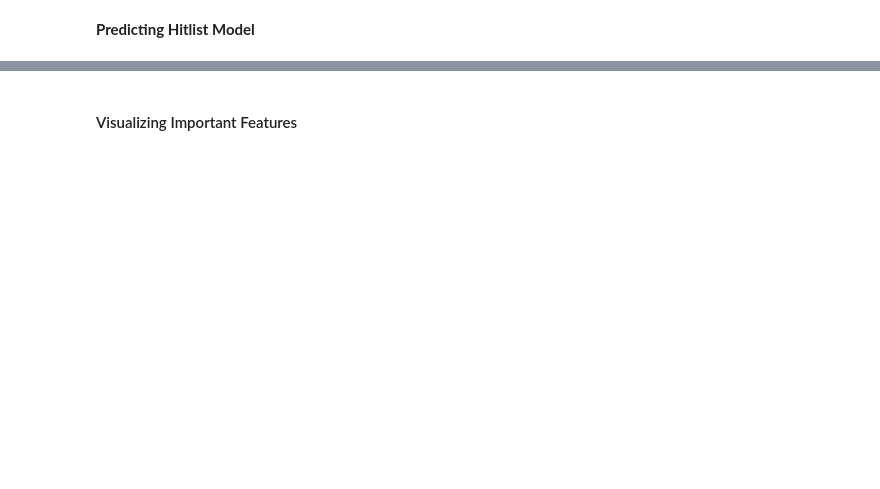
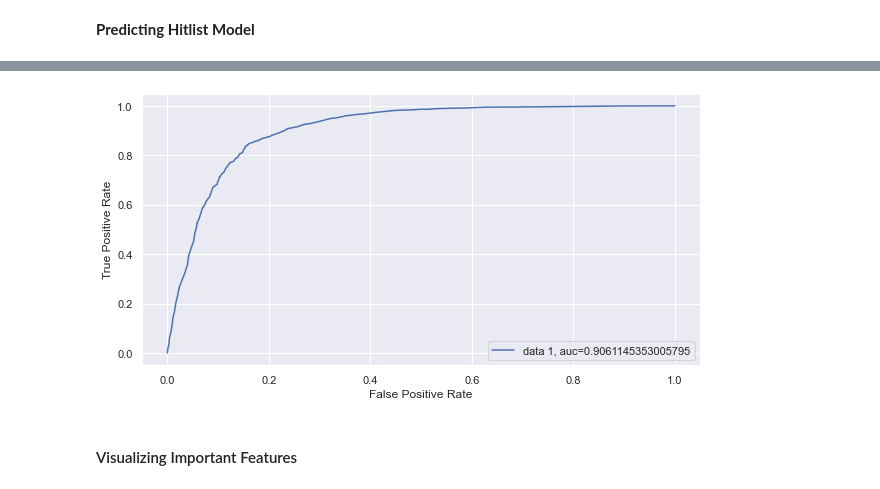
Before and after one commit to gabriellenicole/spotify-hitlist, a Jupyter notebook: IE0005_MiniProject_SpotifyHitPredictor.ipynb, the cells around one changed output, grey strips where cells are left out. Saved outputs shown, nothing was run; the diff lists cells and outputs as text; code cells hidden in the pictures; blank space fills up the shorter version.

```diff
--- a/IE0005_MiniProject_SpotifyHitPredictor.ipynb
+++ b/IE0005_MiniProject_SpotifyHitPredictor.ipynb
@@ -970,3 +987,14 @@ Recall: 0.8660202732481269
+# %%
+RFprob = RF.predict_proba(x_test)[::,1]
+fpr, tpr, _ = metrics.roc_curve(y_test,  RFprob)
+rfauc = metrics.roc_auc_score(y_test, RFprob)
+plt.plot(fpr,tpr,label="data 1, auc="+str(rfauc))
+plt.xlabel("False Positive Rate")
+plt.ylabel("True Positive Rate")
+plt.legend(loc=4)
+plt.show()
+# %% [output]
+[figure, added]
 # %% [markdown]
 #### Visualizing Important Features
 # %%
```
Also changed, not shown: parts of 55 cells of this notebook.
